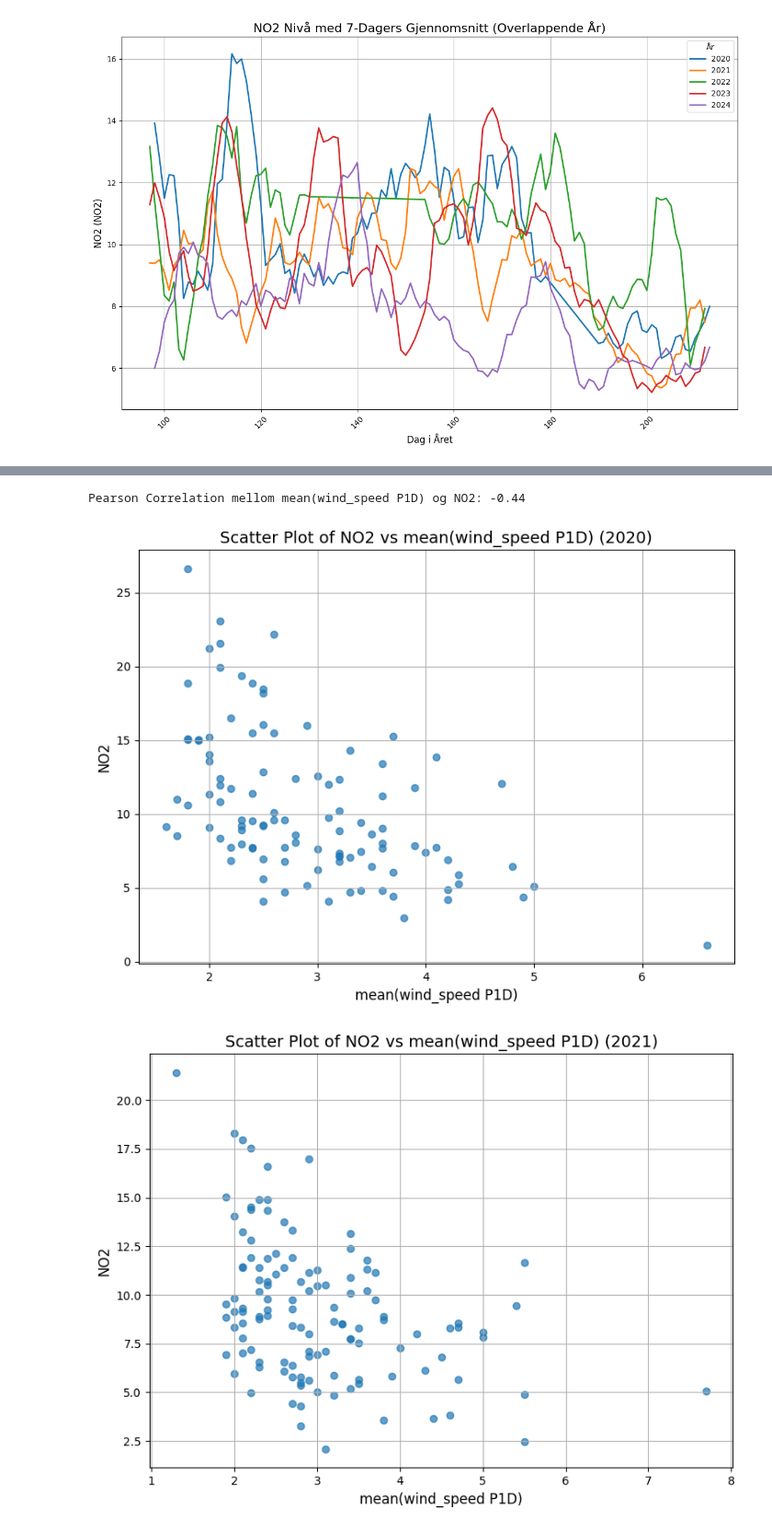
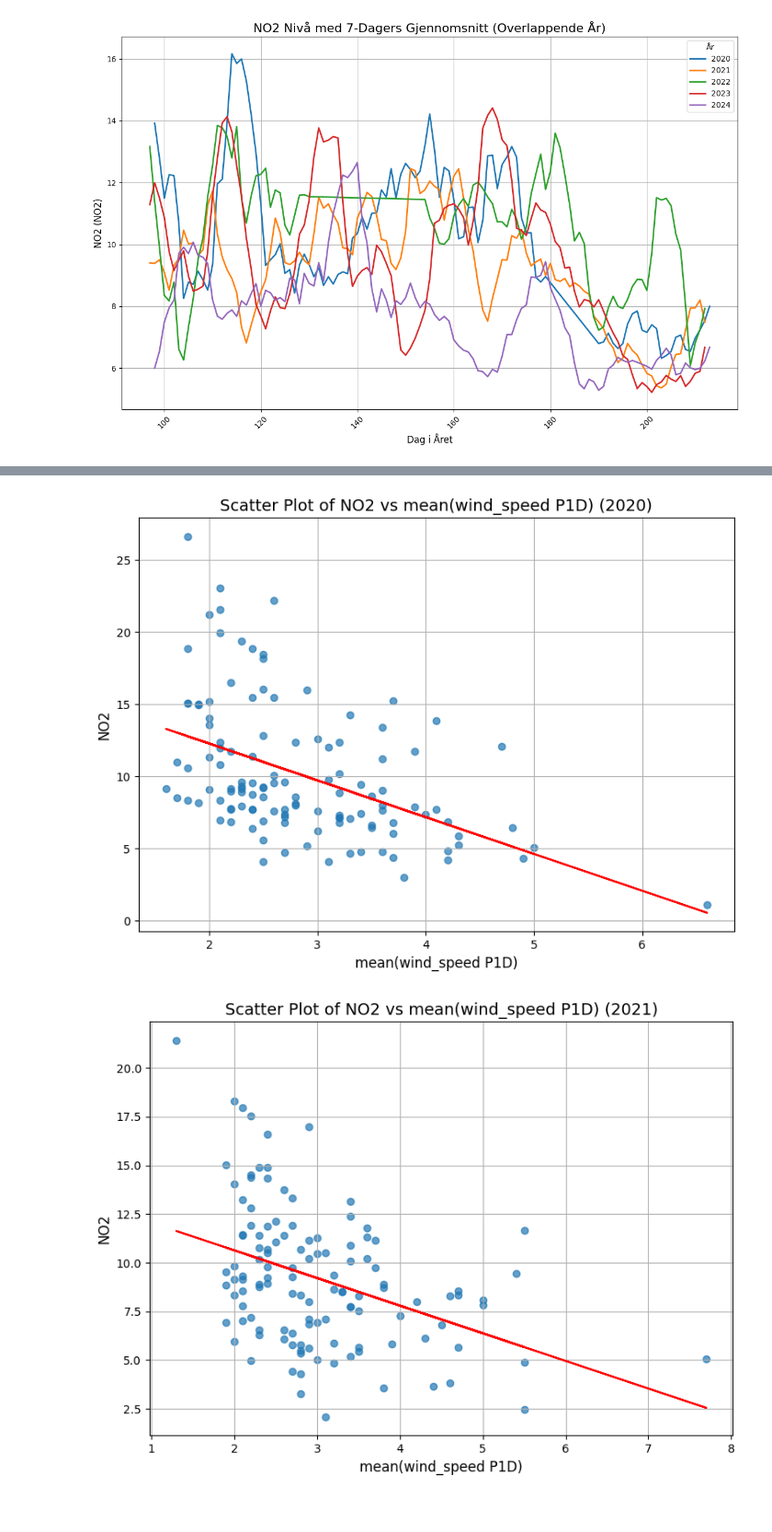
Before and after one commit to andre-hegre/Miljoeanalyse, a Jupyter notebook: proj_environment-main/notebooks/Visualisering.ipynb, the cells around one changed output, grey strips where cells are left out. Shown at 92% size. Drawn from its saved outputs; the diff is of its cells as text; code cells hidden in the pictures.

Commit message:
visualisering edits

```diff
--- a/proj_environment-main/notebooks/Visualisering.ipynb
+++ b/proj_environment-main/notebooks/Visualisering.ipynb
@@ -112,40 +160,43 @@ plt.show()
 # %%
 import pandas as pd
 import matplotlib.pyplot as plt
+import numpy as np
 
 # Henter data
-df1 = pd.read_json('../data/df1_data.json')
+df1 = pd.read_json('../data/df1_fikset.json')
 df2 = pd.read_json('../data/df2_data.json')
 
 # Konverterer dato til riktig format
 df1['date'] = pd.to_datetime(df1['date'], unit='ms')
 df2['referenceTime'] = pd.to_datetime(df2['referenceTime'], unit='ms')
 
 # Merger datasets
 merged_df = pd.merge(df1, df2, left_on='date', right_on='referenceTime')
 
 # Henter år for gruppering
 merged_df['year'] = merged_df['date'].dt.year
 
 # Variabler
 x_variable = 'mean(wind_speed P1D)'  # Fra df2_data.json
 y_variable = 'NO2'  # Fra df1_data.json
 
-# correlation coefficient
-correlation = merged_df[x_variable].corr(merged_df[y_variable])
-print(f"Pearson Correlation mellom {x_variable} og {y_variable}: {correlation:.2f}")
-
 # Plotter
 for year, group in merged_df.groupby('year'):
     plt.figure(figsize=(8, 6))
     plt.scatter(group[x_variable], group[y_variable], alpha=0.7)
+
+    # Legger til best fit line
+    if not group[x_variable].isnull().any() and not group[y_variable].isnull().any():
+        slope, intercept = np.polyfit(group[x_variable], group[y_variable], 1)
+        best_fit_line = slope * group[x_variable] + intercept
+        plt.plot(group[x_variable], best_fit_line, color='red', label='Best Fit Line')
+
     plt.title(f'Scatter Plot of {y_variable} vs {x_variable} ({year})', fontsize=14)
     plt.xlabel(x_variable, fontsize=12)
     plt.ylabel(y_variable, fontsize=12)
     plt.grid(True)
     plt.tight_layout()
     plt.show()
 # %% [output]
-Pearson Correlation mellom mean(wind_speed P1D) og NO2: -0.44
-[figure, old version]
+[figure, new version]
-[figure, old version]
+[figure, new version]
```
Also changed, not shown: parts of 10 cells of this notebook, 1 other file.
